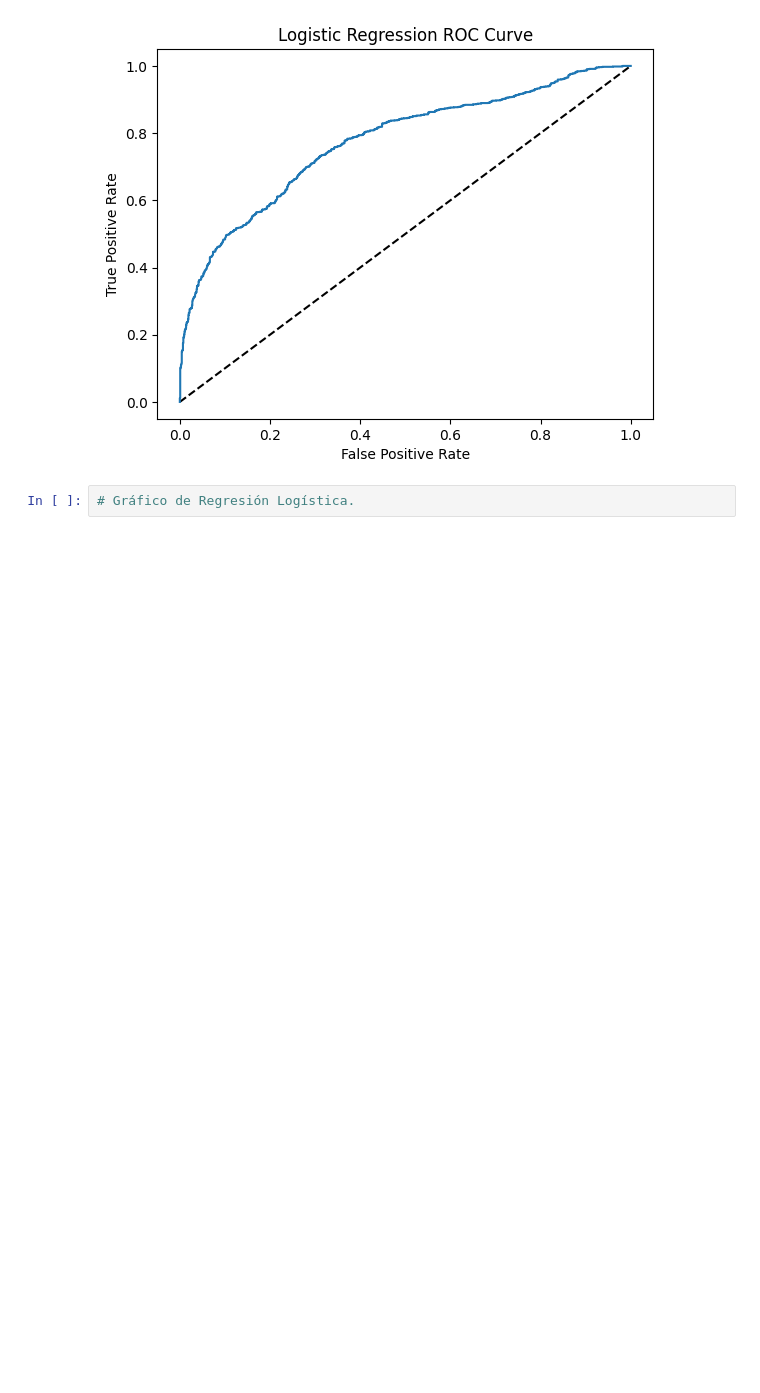
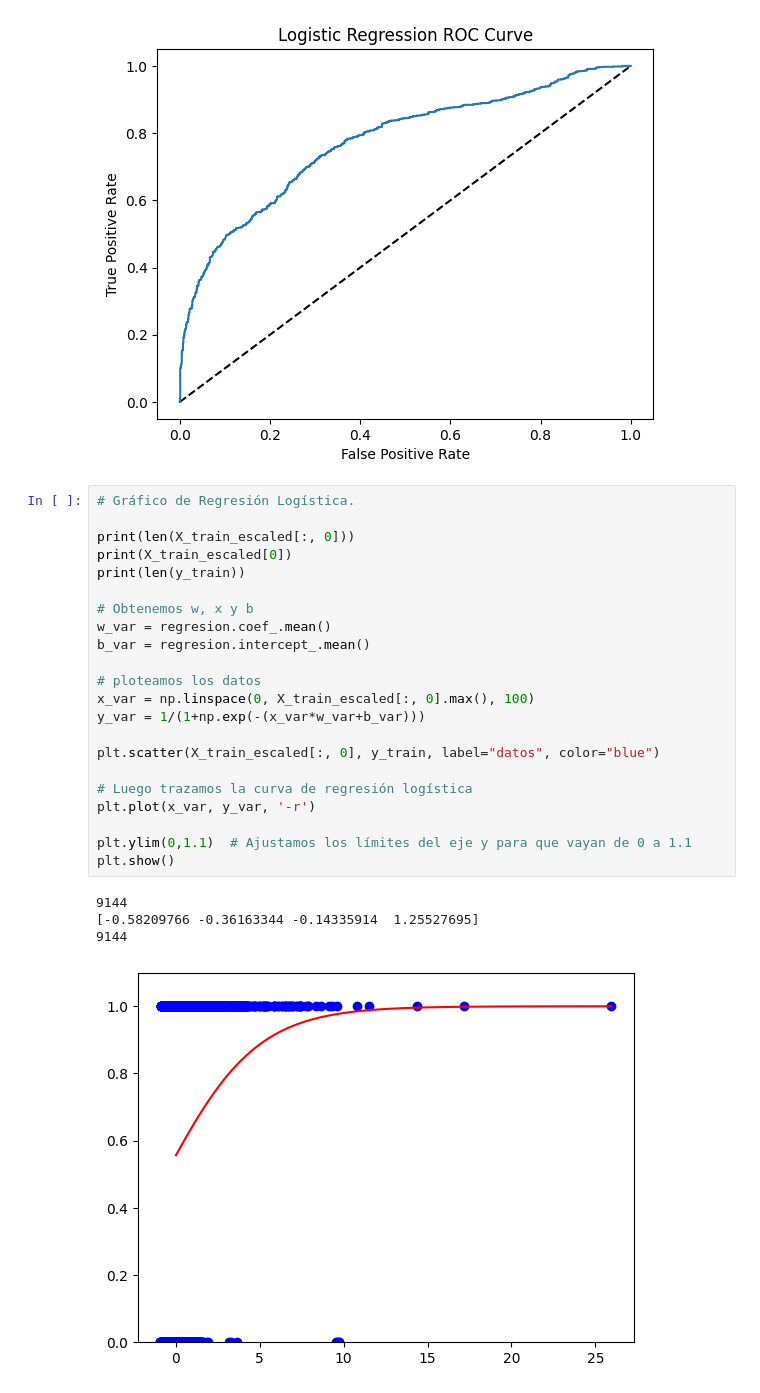
Before and after one commit to angelcast2002/Lab01-IA, a Jupyter notebook: lab01.ipynb, the cells around one changed output. Saved outputs shown, nothing was run; the diff lists cells and outputs as text; blank space fills up the shorter version.

```diff
--- a/lab01.ipynb
+++ b/lab01.ipynb
@@ -344,5 +353,30 @@ plt.title('Logistic Regression ROC Curve')
 plt.show()
 # %% [output]
 [figure]
-# %%
-# Gráfico de Regresión Logística.
+# %%
+# Gráfico de Regresión Logística.
+
+print(len(X_train_escaled[:, 0]))
+print(X_train_escaled[0])
+print(len(y_train))
+
+# Obtenemos w, x y b
+w_var = regresion.coef_.mean()
+b_var = regresion.intercept_.mean()
+
+# ploteamos los datos
+x_var = np.linspace(0, X_train_escaled[:, 0].max(), 100)
+y_var = 1/(1+np.exp(-(x_var*w_var+b_var)))
+
+plt.scatter(X_train_escaled[:, 0], y_train, label="datos", color="blue")
+
+# Luego trazamos la curva de regresión logística
+plt.plot(x_var, y_var, '-r')
+
+plt.ylim(0,1.1)  # Ajustamos los límites del eje y para que vayan de 0 a 1.1
+plt.show()
+# %% [output]
+9144
+[-0.58209766 -0.36163344 -0.14335914  1.25527695]
+9144
+[figure, added]
```
Also changed, not shown: parts of 8 cells of this notebook.
